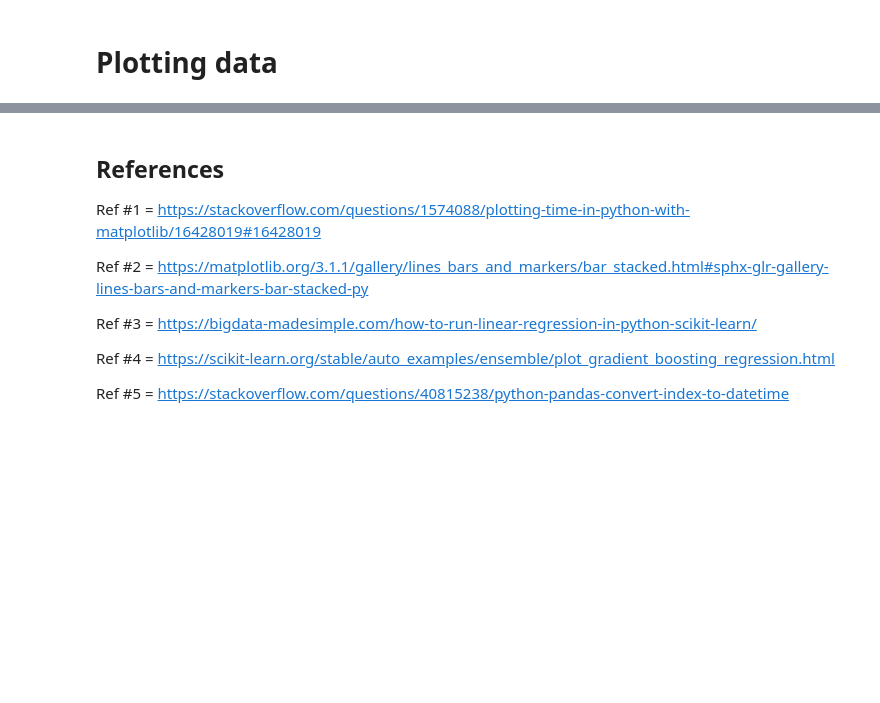
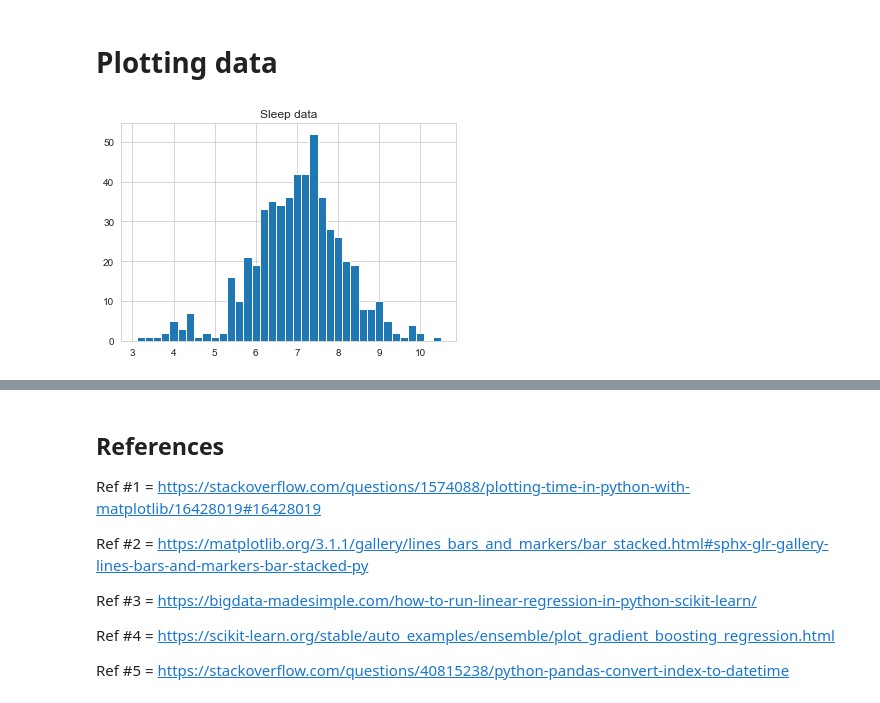
Before and after one commit to Amita22/Machine-Learning-Fitbit-Sleep, a Jupyter notebook: analysis.ipynb, the cells around one changed output, grey strips where cells are left out. Saved outputs shown, nothing was run; the diff lists cells and outputs as text; code cells hidden in the pictures; blank space fills up the shorter version.

Commit message:
All plotting now works (again)

```diff
--- a/analysis.ipynb
+++ b/analysis.ipynb
@@ -497,3 +503,25 @@ MSE: 0.2003
 [figure]
 # %% [markdown]
 # Plotting data
+# %%
+#Functions taken from "Data Science from Scratch", second edition, by Joel Grus
+def bucketize(point: float, bucket_size: float) -> float:
+    """Floor the point to the next lower multiple of bucket_size"""
+    return bucket_size * math.floor(point / bucket_size)
+
+def make_histogram(points: List[float], bucket_size: float) -> Dict[float, int]:
+    """Buckets the points and counts how many in each bucket"""
+    return Counter(bucketize(point, bucket_size) for point in points)
+
+def plot_histogram(points: List[float], bucket_size: float, title: str = ""):
+    histogram = make_histogram(points, bucket_size)
+    plt.bar(histogram.keys(), histogram.values(), width=bucket_size)
+    plt.title(title)
+    plt.show()
+    plt.close()
+
+df_clean = df.dropna(how='any')
+sleep_list = df_clean['sleep duration'].tolist()
+plot_histogram(sleep_list,0.2,"Sleep data")
+# %% [output]
+[figure, added]
```
Also changed, not shown: parts of 8 cells of this notebook.
